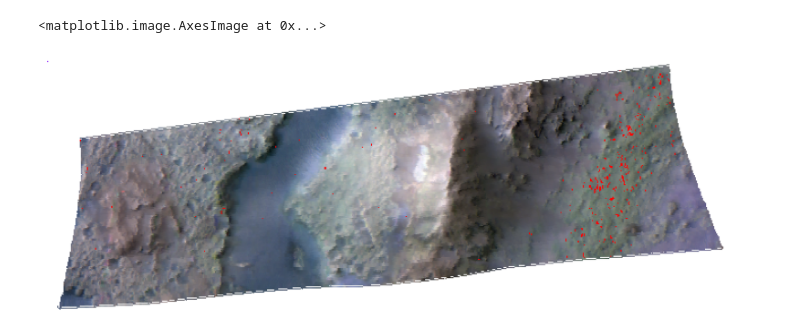
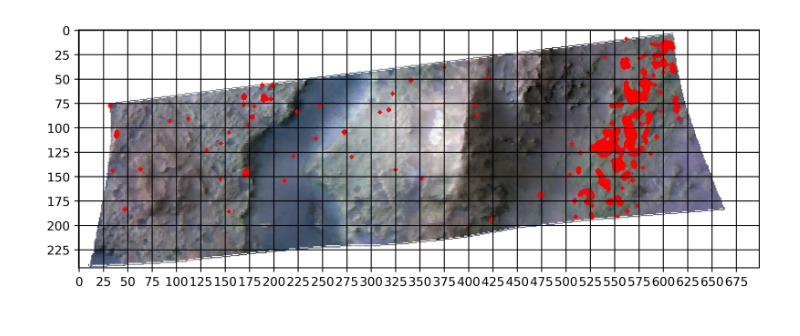
Before and after one commit to sdhoundiyal/IBG-paper, a Jupyter notebook: Algorithm and imaging/spectra colection and reading numpy saved.ipynb, the cells around one changed output. Cells and saved outputs as stored; diff of their text form; code cells hidden in the pictures.

```diff
--- a/Algorithm and imaging/spectra colection and reading numpy saved.ipynb
+++ b/Algorithm and imaging/spectra colection and reading numpy saved.ipynb
@@ -67,28 +121,54 @@ datacube[np.where(np.isnan(datacube))]=65535.0
 # %%
-plt.figure(figsize=(10,10),dpi=500)
-plt.yticks(fontsize=35,visible=False)
-plt.xticks(fontsize=35,visible=False)
-plt.axis('off')
-plt.box(False)
+setFontsize=10
+baseSize=10
+plt.figure(figsize=(baseSize*datacube.shape[0]/datacube.shape[0],
+                    baseSize),
+           dpi=500)
+
+plt.yticks(np.arange(0,
+                     datacube.shape[0],
+                     25),
+           fontsize=setFontsize,
+           visible=True)
+
+plt.xticks(np.arange(0,
+                     datacube.shape[1],
+                     25),
+           fontsize=setFontsize,
+           visible=True)
+
+#plt.axis('off')
+#plt.box(False)
 
 bothMap=np.where(co3Map>0,1,0)
+bothMap=ndimage.morphology.binary_dilation(bothMap,
+                                           structure=np.ones((5,5)).astype(bothMap.dtype),
+                                           iterations=1)
+bothMap=ndimage.median_filter(bothMap,
+                              size=5)
 
 
 maps=[]
 for i in [13,78,233]:
     singleBand=datacube[:,:,i]
     singleBand=(singleBand-np.amin(singleBand[imageFootprint==1]))/np.ptp(singleBand[imageFootprint==1])
     singleBand[imageFootprint==-1]=np.amax(singleBand[imageFootprint==1])
     maps.append(singleBand)
 grayScaleImage=np.dstack((maps))
 
 plt.imshow(grayScaleImage)
 
 
-overlay=np.where(bothMap!=1,np.nan,1)
+overlay=np.where(bothMap!=1,
+                 np.nan,
+                 1)
+
 overlay[0,0]=0
 
-plt.imshow(overlay[:,:],cmap='rainbow')
+plt.imshow(overlay[:,:],
+           cmap='rainbow')
+
+plt.grid(visible=True,
+         color='black')
 # %% [output]
-<matplotlib.image.AxesImage at 0x...>
-[figure, old version]
+[figure, new version]
```
Also changed, not shown: parts of 1 cell of this notebook.
